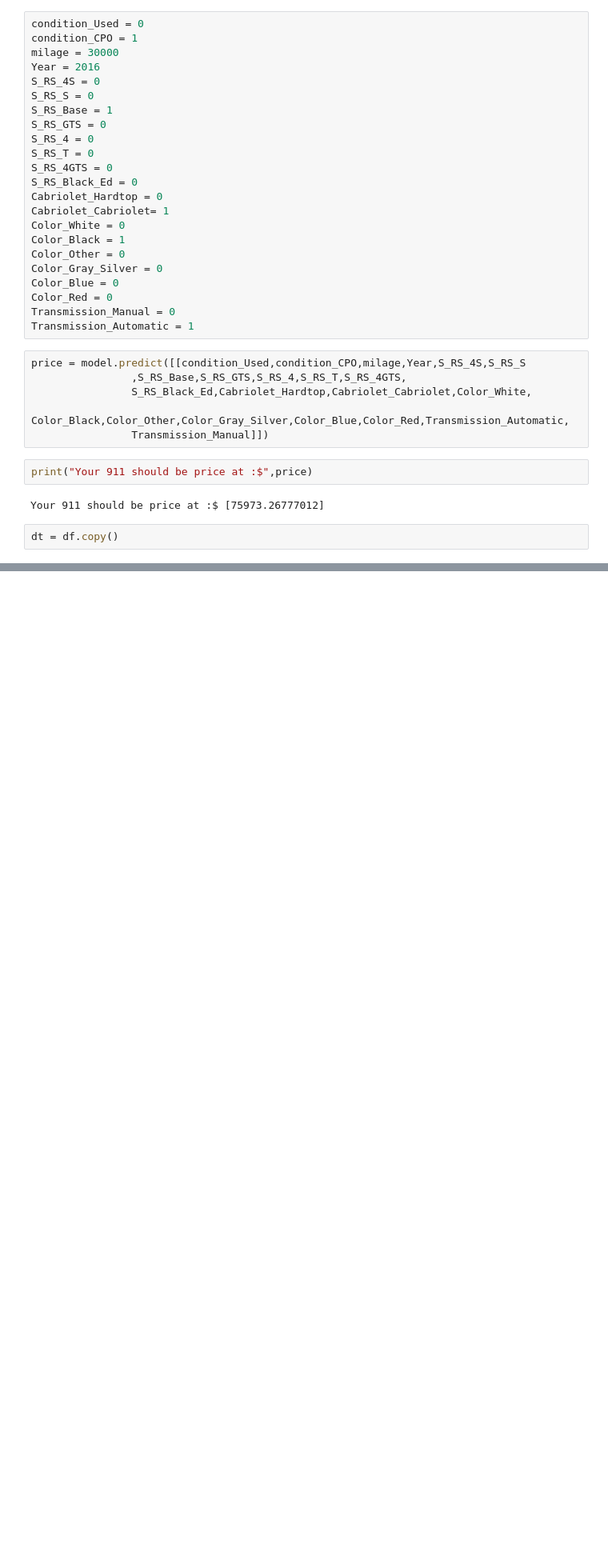
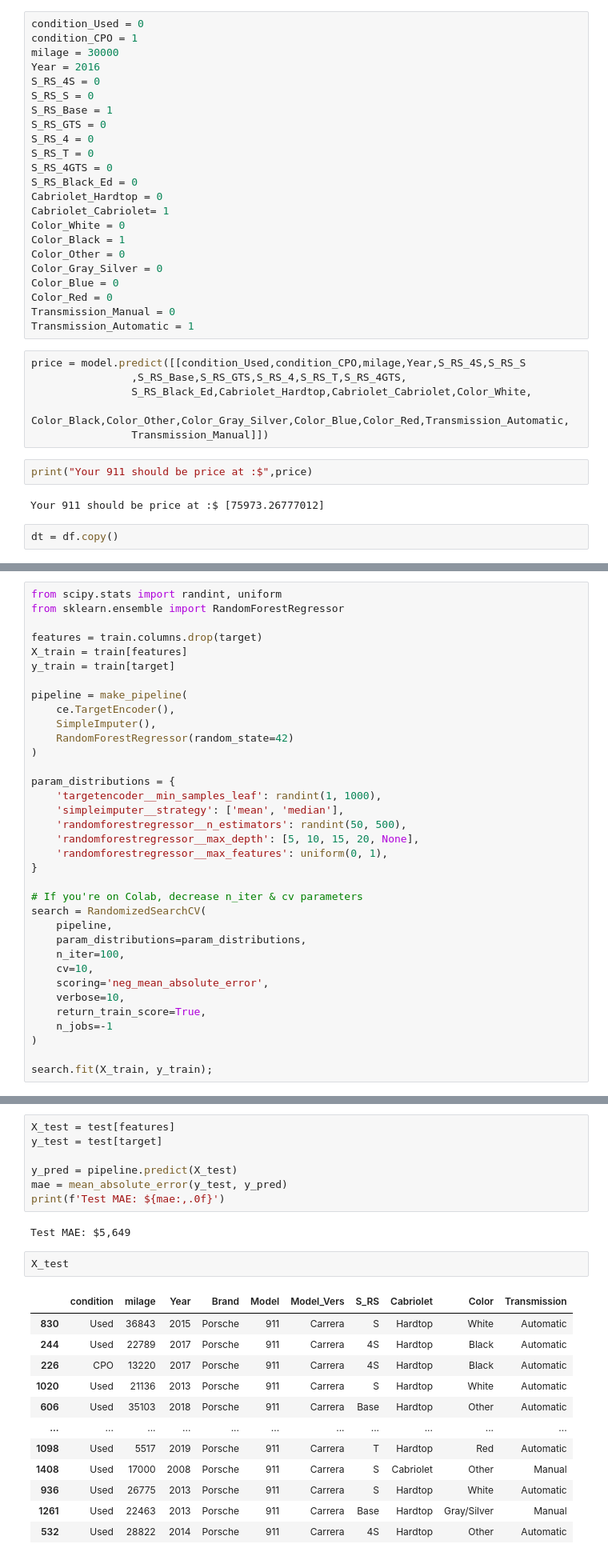
Before and after one commit to popkdodge/Unit-2-Build, a Jupyter notebook: Porsche_911.ipynb, the cells around one changed output, grey strips where cells are left out. Shown at 80% size. Cells and saved outputs as stored; diff of their text form; blank space fills up the shorter version.

```diff
--- a/Porsche_911.ipynb
+++ b/Porsche_911.ipynb
@@ -283,0 +362,35 @@ dt.drop(['Transmission','Cabriolet'],axis=1)
+# %%
+from scipy.stats import randint, uniform
+from sklearn.ensemble import RandomForestRegressor
+
+features = train.columns.drop(target)
+X_train = train[features]
+y_train = train[target]
+
+pipeline = make_pipeline(
+    ce.TargetEncoder(),
+    SimpleImputer(),
+    RandomForestRegressor(random_state=42)
+)
+
+param_distributions = {
+    'targetencoder__min_samples_leaf': randint(1, 1000),
+    'simpleimputer__strategy': ['mean', 'median'],
+    'randomforestregressor__n_estimators': randint(50, 500),
+    'randomforestregressor__max_depth': [5, 10, 15, 20, None],
+    'randomforestregressor__max_features': uniform(0, 1),
+}
+
+# If you're on Colab, decrease n_iter & cv parameters
+search = RandomizedSearchCV(
+    pipeline,
+    param_distributions=param_distributions,
+    n_iter=100,
+    cv=10,
+    scoring='neg_mean_absolute_error',
+    verbose=10,
+    return_train_score=True,
+    n_jobs=-1
+)
+
+search.fit(X_train, y_train);
@@ -283,0 +444,24 @@ dt.drop(['Transmission','Cabriolet'],axis=1)
+# %%
+X_test = test[features]
+y_test = test[target]
+
+y_pred = pipeline.predict(X_test)
+mae = mean_absolute_error(y_test, y_pred)
+print(f'Test MAE: ${mae:,.0f}')
+# %% [output]
+Test MAE: $5,649
+# %%
+X_test
+# %% [output]
+|  | condition | milage | Year | Brand | Model | Model_Vers | S_RS | Cabriolet | Color | Transmission |
+| 830 | Used | 36843 | 2015 | Porsche | 911 | Carrera | S | Hardtop | White | Automatic |
+| 244 | Used | 22789 | 2017 | Porsche | 911 | Carrera | 4S | Hardtop | Black | Automatic |
+| 226 | CPO | 13220 | 2017 | Porsche | 911 | Carrera | 4S | Hardtop | Black | Automatic |
+| 1020 | Used | 21136 | 2013 | Porsche | 911 | Carrera | S | Hardtop | White | Automatic |
+| 606 | Used | 35103 | 2018 | Porsche | 911 | Carrera | Base | Hardtop | Other | Automatic |
+| ... | ... | ... | ... | ... | ... | ... | ... | ... | ... | ... |
+| 1098 | Used | 5517 | 2019 | Porsche | 911 | Carrera | T | Hardtop | Red | Automatic |
+| 1408 | Used | 17000 | 2008 | Porsche | 911 | Carrera | S | Cabriolet | Other | Manual |
+| 936 | Used | 26775 | 2013 | Porsche | 911 | Carrera | S | Hardtop | White | Automatic |
+| 1261 | Used | 22463 | 2013 | Porsche | 911 | Carrera | Base | Hardtop | Gray/Silver | Manual |
+| 532 | Used | 28822 | 2014 | Porsche | 911 | Carrera | 4S | Hardtop | Other | Automatic |
```
Also changed, not shown: parts of 24 cells of this notebook.
